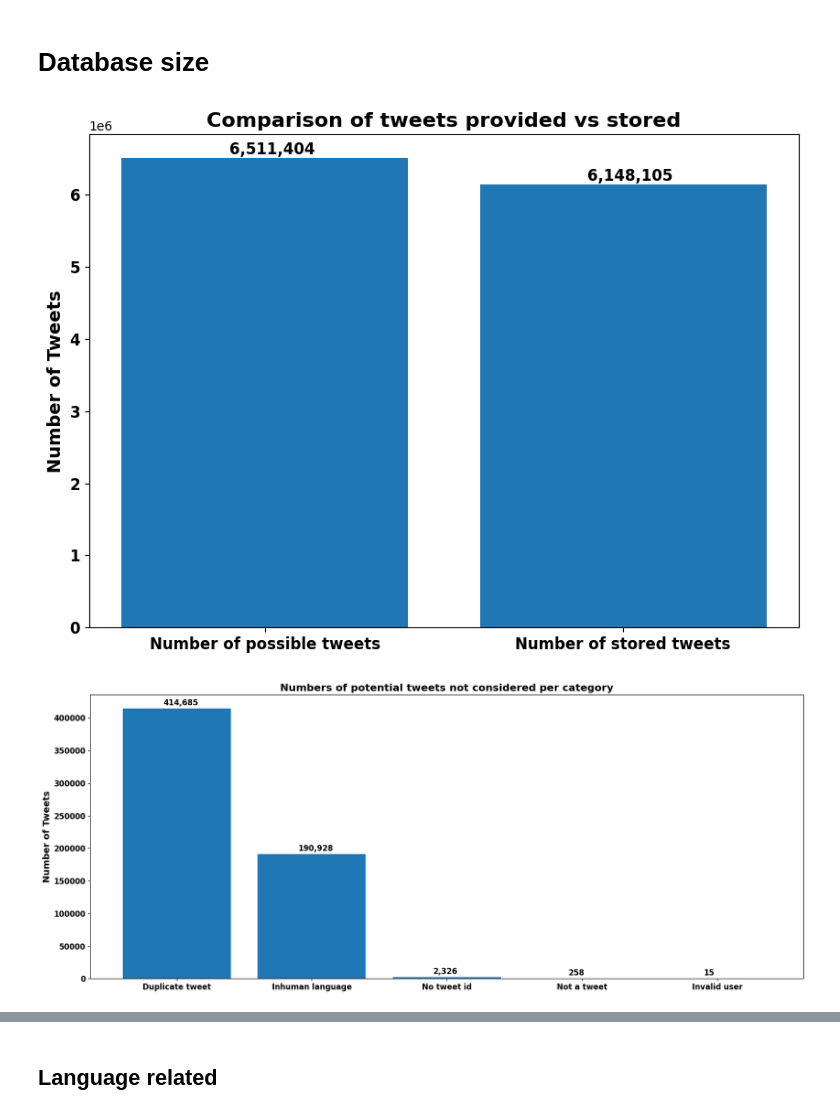
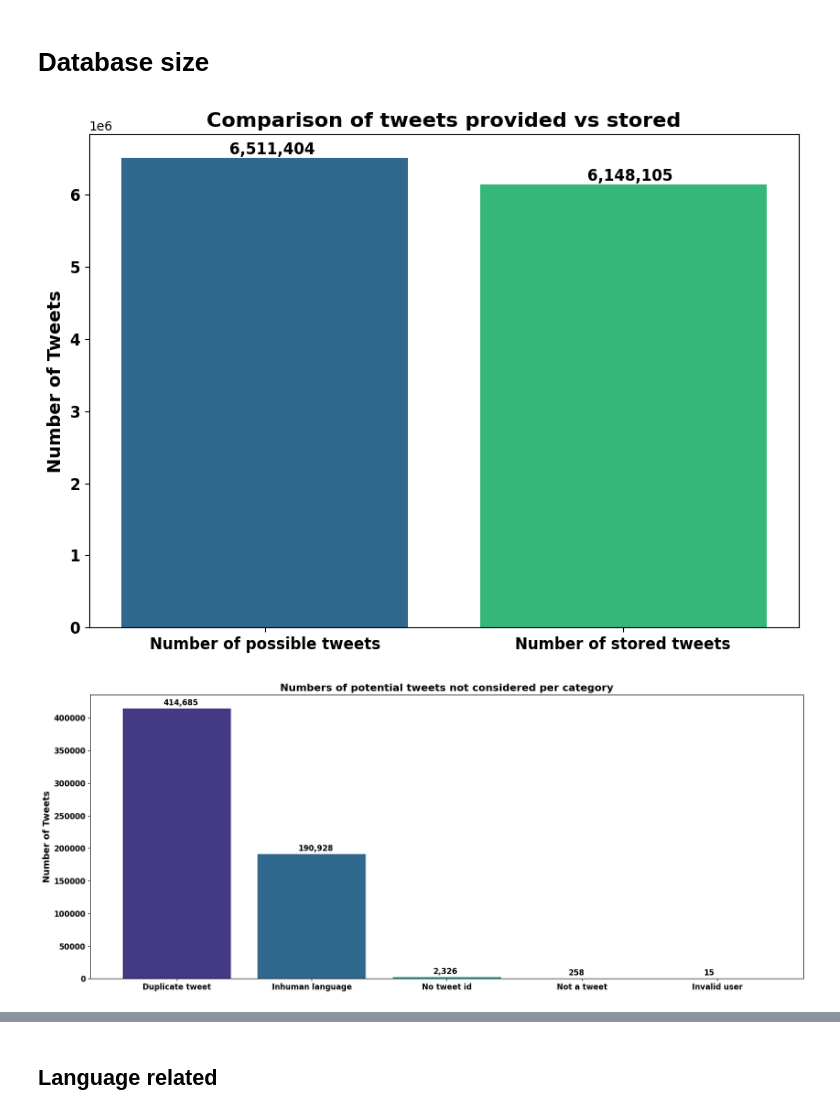
Before and after one commit to skyrimer/DBL-Micro-Soft, a Jupyter notebook: Split 1/EDA/database_eda.ipynb, the cells around one changed output, grey strips where cells are left out. Drawn from its saved outputs; the diff is of its cells as text; code cells hidden in the pictures.

```diff
--- a/Split 1/EDA/database_eda.ipynb
+++ b/Split 1/EDA/database_eda.ipynb
@@ -313,26 +313,26 @@ test_data.describe()
 # %%
 total_lines = 6511404
 tweets_right_now = len(test_data)
 
 # Example data
 values = [total_lines, tweets_right_now]
 labels = ["Number of possible tweets", "Number of stored tweets"]
 
 plt.figure(figsize=(10, 7))
-bars = plt.bar(labels, values)
+bars = plt.bar(labels, values, color=sns.color_palette("viridis", len(labels)))
 
 # Add labels on top of each bar
 for bar in bars:
     yval = bar.get_height()
     plt.text(bar.get_x() + bar.get_width()/2 - 0.1, yval + 50000, f'{yval:,}', fontsize=12, weight='bold')
 
 # Customize the chart
 plt.title('Comparison of tweets provided vs stored', fontsize=16, weight='bold')
 plt.ylabel('Number of Tweets', fontsize=14, weight='bold')
 plt.xticks(fontsize=12, weight='bold')
 plt.yticks(fontsize=12, weight='bold');
 # %% [output]
-[figure, old version]
+[figure, new version]
 # %%
 # TODO: what is exact change, for instance, how did deleting no user_id tweets impacted the storage
 # Example data
@@ -350,7 +350,7 @@ data, labels = zip(*sorted_data_labels)
 
 # Create the bar chart
 plt.figure(figsize=(20, 8))
-bars = plt.bar(labels, data)
+bars = plt.bar(labels, data, color=sns.color_palette("viridis", len(labels)))
 
 # Add labels on top of each bar
 for bar in bars:
@@ -363,7 +363,7 @@ plt.ylabel('Number of Tweets', fontsize=14, weight='bold')
 plt.xticks(fontsize=12, weight='bold')
 plt.yticks(fontsize=12, weight='bold');
 # %% [output]
-[figure, old version]
+[figure, new version]
 # %%
 total_lines = 35.2
 mysql = 2.2
```
Also changed, not shown: parts of 13 cells of this notebook.
